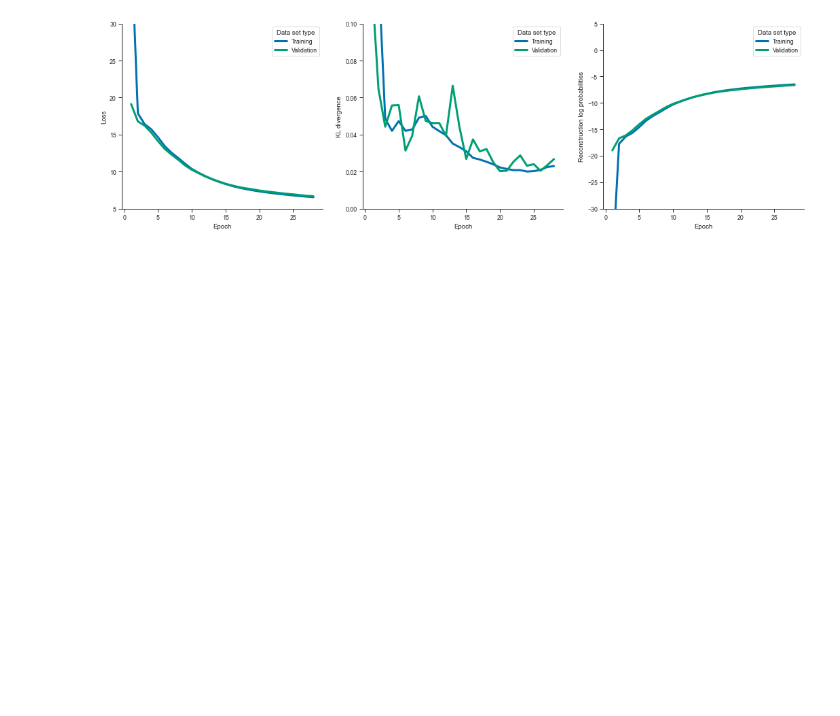
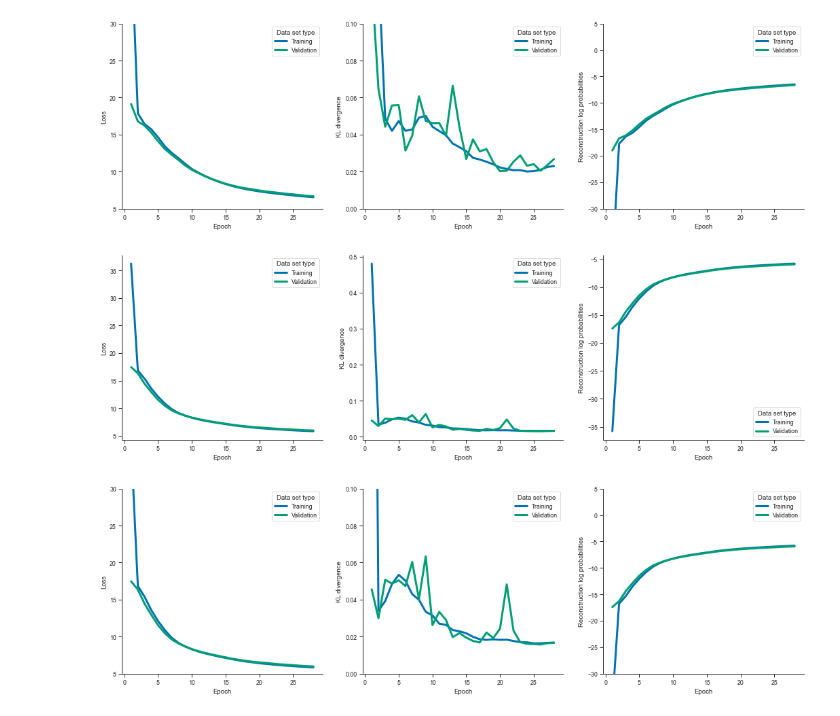
Before and after one commit to ThordurPall/vessel-trajectory-anomaly-detection, a Jupyter notebook: notebooks/Model Training/Learning Curves/Discrete Representation/Skagen/Explore Training & Validation Curves - Fishing Vessels.ipynb, the cells around one changed output. Cells and saved outputs as stored; diff of their text form; code cells hidden in the pictures; blank space fills up the shorter version.

Commit message:
Adding initial Skagen discrete learning curve and updating exploratory abalysis

```diff
--- a/notebooks/Model Training/Learning Curves/Discrete Representation/Skagen/Explore Training & Validation Curves - Fishing Vessels.ipynb
+++ b/notebooks/Model Training/Learning Curves/Discrete Representation/Skagen/Explore Training & Validation Curves - Fishing Vessels.ipynb
@@ -31,3 +31,17 @@ summary_models.plot_curves(df_default, ylims=ylims)
 # %% [output]
 [figure]
 [figure]
+# %%
+# Define the current setup
+generative_dist = "Bernoulli"
+learning_rate = 0.0007
+
+# Use the SummaryModels class
+ylims = [(5, 30), (0, 0.1), (-30, 5)]
+summary_models = SummaryModels(file_name, learning_rate=learning_rate)
+df_default = summary_models.load_curves_df("LR: 0.0003")
+summary_models.plot_curves(df_default)
+summary_models.plot_curves(df_default, ylims=ylims)
+# %% [output]
+[figure, added]
+[figure, added]
```
Also changed, not shown: parts of 1 cell of this notebook, 1 other file.
